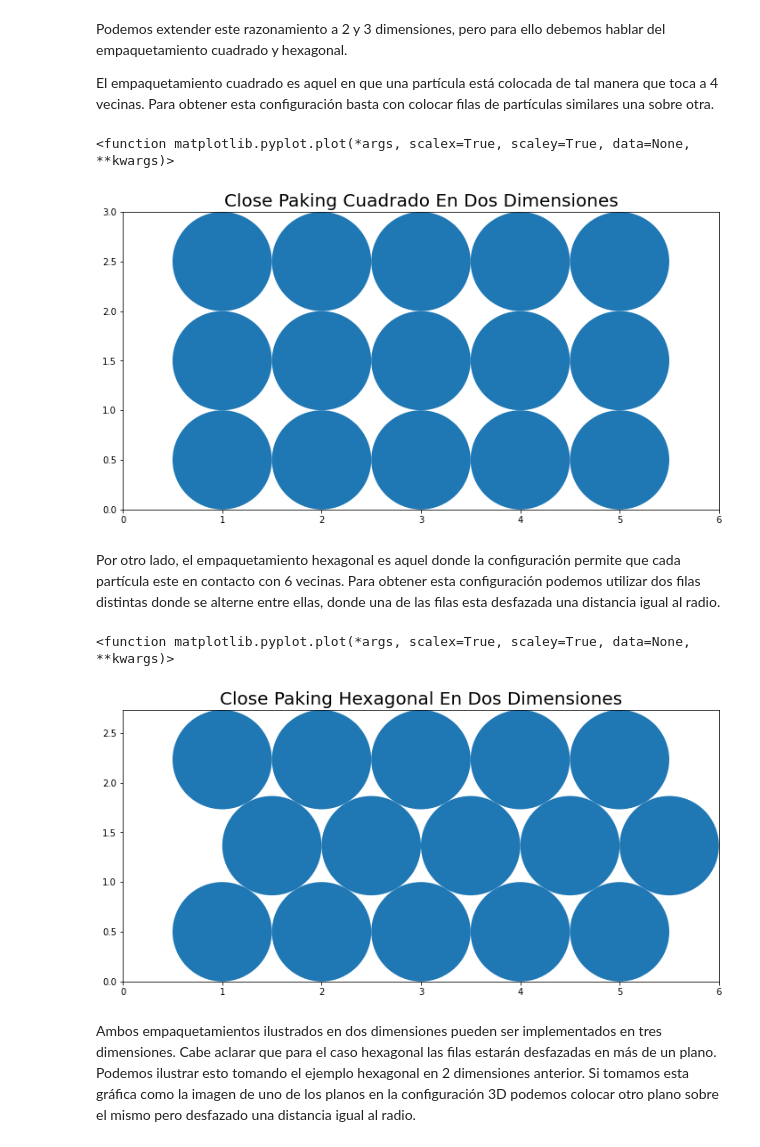
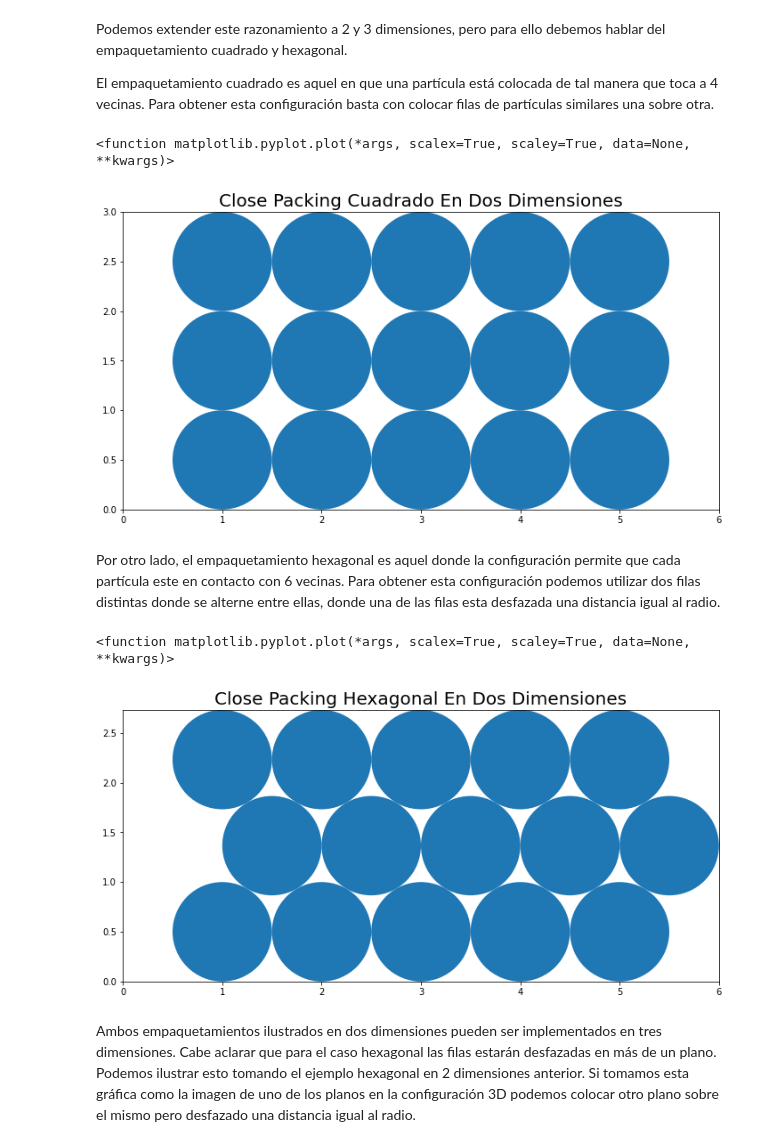
Before and after one commit to FidelNavarro/Desarrollo-Experimental-2, a Jupyter notebook: Tarea 3/Tarea3_FidelN.ipynb, the cells around one changed output. Drawn from its saved outputs; the diff is of its cells as text; code cells hidden in the pictures.

```diff
--- a/Tarea 3/Tarea3_FidelN.ipynb
+++ b/Tarea 3/Tarea3_FidelN.ipynb
@@ -157,7 +157,7 @@ for i in range(15):
     ircle = plt.Circle( (cx[i], cy[i] ), 0.5) #fill=Flase
     ax.add_artist(ircle) #fill=Flase  )
 
-ax.set_title("Close Paking Cuadrado En Dos Dimensiones", size=20)
+ax.set_title("Close Packing Cuadrado En Dos Dimensiones", size=20)
 
 ax.set_xlim(0,6)
 ax.set_ylim(0,3)
@@ -165,29 +165,29 @@ ax.set_ylim(0,3)
 plt.plot
 # %% [output]
 <function matplotlib.pyplot.plot(*args, scalex=True, scaley=True, data=None, **kwargs)>
-[figure, old version]
+[figure, new version]
 # %% [markdown]
 Por otro lado, el empaquetamiento hexagonal es aquel donde la configuración permite que cada partícula este en contacto con 6 vecinas. Para obtener esta configuración podemos utilizar dos filas distintas donde se alterne entre ellas, donde una de las filas esta desfazada una distancia igual al radio.
 # %%
 fig, ax = plt.subplots(1,1)
 fig.set_size_inches(12,12)
 h = np.sqrt(3*0.5**2)
 cx = np.array([1,2,3,4,5,1.5,2.5,3.5,4.5,5.5,1,2,3,4,5])
 cy = np.array([1/2,1/2,1/2,1/2,1/2,1/2+h,1/2+h,1/2+h,1/2+h,1/2+h,1/2+2*h,1/2+2*h,1/2+2*h,1/2+2*h,1/2+2*h])
 ax.set_aspect( 1 )
 for i in range(15):
     ircle = plt.Circle( (cx[i], cy[i] ), 0.5) #fill=Flase
     ax.add_artist(ircle) #fill=Flase  )
 
-ax.set_title("Close Paking Hexagonal En Dos Dimensiones", size=20)
+ax.set_title("Close Packing Hexagonal En Dos Dimensiones", size=20)
 
 ax.set_xlim(0,6)
 ax.set_ylim(0,1+2*h)
 
 plt.plot
 # %% [output]
 <function matplotlib.pyplot.plot(*args, scalex=True, scaley=True, data=None, **kwargs)>
-[figure, old version]
+[figure, new version]
 # %% [markdown]
 Ambos empaquetamientos ilustrados en dos dimensiones pueden ser implementados en tres dimensiones. Cabe aclarar que para el caso hexagonal las filas estarán desfazadas en más de un plano. Podemos ilustrar esto tomando el ejemplo hexagonal en 2 dimensiones anterior. Si tomamos esta gráfica como la imagen de uno de los planos en la configuración 3D podemos colocar otro plano sobre el mismo pero desfazado una distancia igual al radio.
 # %%
```
Also changed, not shown: parts of 2 cells of this notebook.
